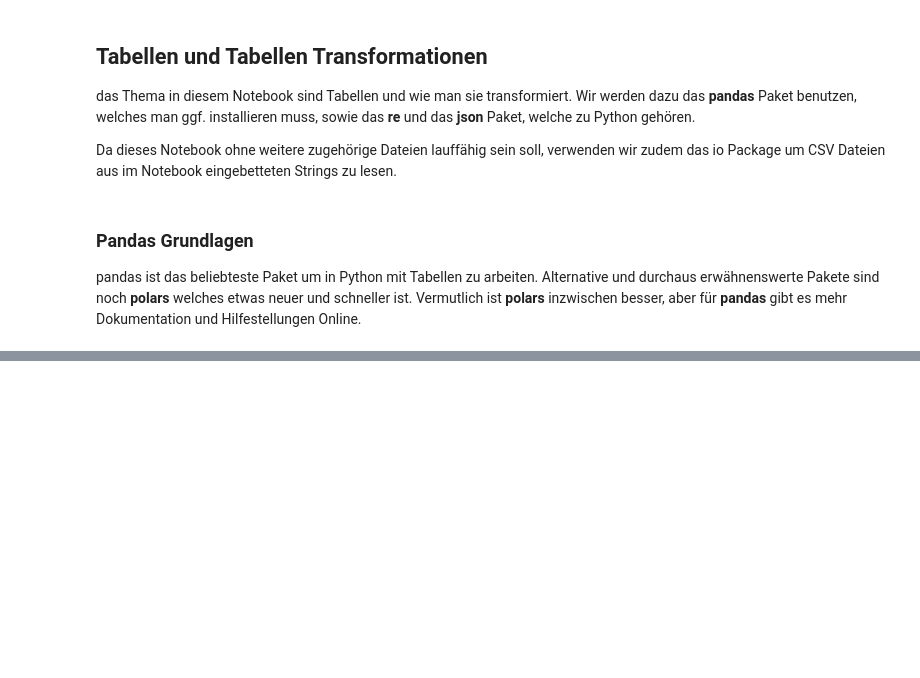
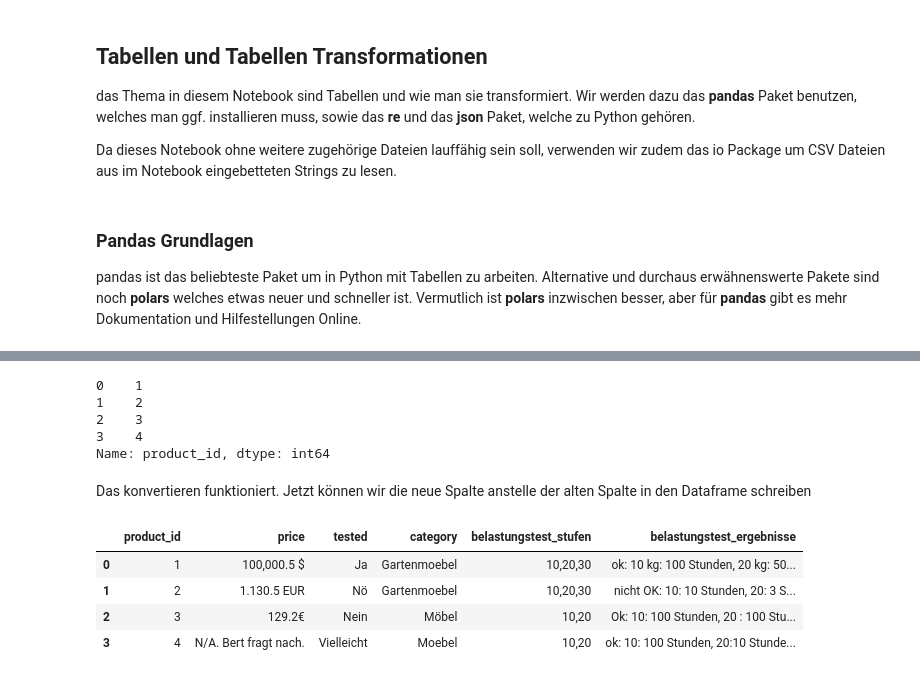
Before and after one commit to kadeng/pykurs, a Jupyter notebook: notebooks/python_kurs_3_tabellen_transformieren.ipynb, the cells around one changed output, grey strips where cells are left out. Drawn from its saved outputs; the diff is of its cells as text; code cells hidden in the pictures; blank space fills up the shorter version.

```diff
--- a/notebooks/python_kurs_3_tabellen_transformieren.ipynb
+++ b/notebooks/python_kurs_3_tabellen_transformieren.ipynb
@@ -27,0 +91,20 @@ csv_text = """produkt_id;testergebnisse;preis
+# %%
+# die "astype" Methode erlaubt es uns in
+problem_df.product_id.astype(np.int64)
+# %% [output]
+0    1
+1    2
+2    3
+3    4
+Name: product_id, dtype: int64
+# %% [markdown]
+Das konvertieren funktioniert. Jetzt können wir die neue Spalte anstelle der alten Spalte in den Dataframe schreiben
+# %%
+problem_df['product_id'] = problem_df.product_id.astype(np.int64)
+problem_df
+# %% [output]
+|  | product_id | price | tested | category | belastungstest_stufen | belastungstest_ergebnisse |
+| 0 | 1 | 100,000.5 $ | Ja | Gartenmoebel | 10,20,30 | ok: 10 kg: 100 Stunden, 20 kg: 50... |
+| 1 | 2 | 1.130.5 EUR | Nö | Gartenmoebel | 10,20,30 | nicht OK: 10: 10 Stunden, 20: 3 S... |
+| 2 | 3 | 129.2€ | Nein | Möbel | 10,20 | Ok: 10: 100 Stunden, 20 : 100 Stu... |
+| 3 | 4 | N/A. Bert fragt nach. | Vielleicht | Moebel | 10,20 | ok: 10: 100 Stunden, 20:10 Stunde... |
```
Also changed, not shown: parts of 23 cells of this notebook.
